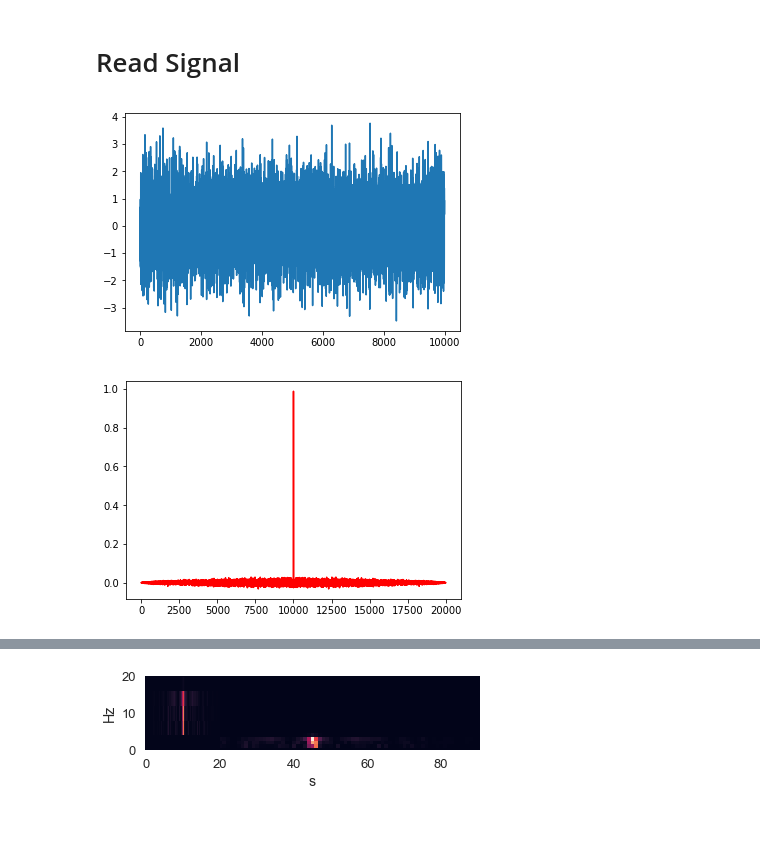
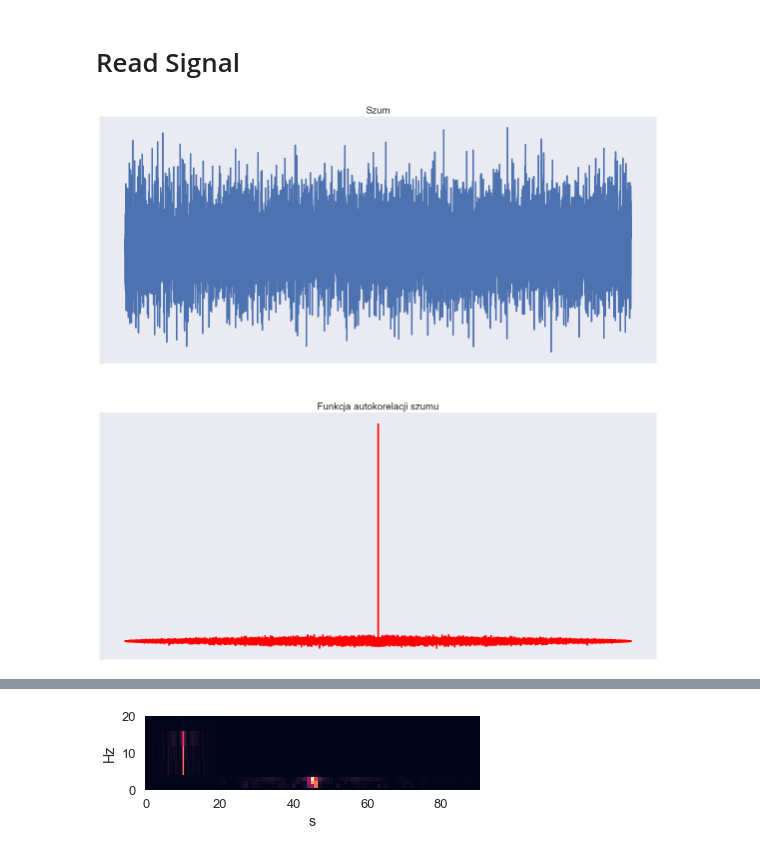
Before and after one commit to PPierzc/PracowniaEEG, a Jupyter notebook: autocorrelate/Cw1.ipynb, the cells around one changed output, grey strips where cells are left out. Saved outputs shown, nothing was run; the diff lists cells and outputs as text; code cells hidden in the pictures; blank space fills up the shorter version.

```diff
--- a/autocorrelate/Cw1.ipynb
+++ b/autocorrelate/Cw1.ipynb
@@ -4,7 +4,7 @@ import matplotlib.pyplot as plt
 import scipy.signal as ss
 import seaborn as sns
 sns.set()
-sns.set_context('talk')
+sns.set_context('poster')
 # %% [markdown]
 # Autocorrelate Function
 # %%
@@ -219,12 +219,12 @@ def auto_corr_for_tau(syg, normed=False):
 
     tau = np.arange(-len(syg)+1, len(syg))
     f_corr = np.zeros(len(tau))
-#     norm = covar(syg, syg)
 
     for index, t in enumerate(tau):
         f_corr[index] = covar(syg, syg, t)
 
     if normed:
+        norm = covar(syg, syg, 0)
         f_corr /= norm
 
     return tau, f_corr
@@ -253,15 +253,23 @@ def read_signals(filename, channels):
 # %%
 np.random.seed(10000)
 x = np.random.normal(size=10000).astype('float')
+plt.figure(figsize=(20, 20))
+
+plt.subplot(2, 1, 1)
 plt.plot(x)
+plt.title('Szum')
+plt.xticks([])
+plt.yticks([])
+
+plt.subplot(2, 1, 2)
+plt.plot(auto_corr_for_tau(x, normed=False)[1], color='red')
+plt.title('Funkcja autokorelacji szumu')
+plt.xticks([])
+plt.yticks([])
+
 plt.show()
-
-plt.plot(auto_corr_for_tau(x, normed=False)[1], color='red')
-# plt.plot(np.correlate(x, x, 'full'))
-plt.show()
 # %% [output]
-[figure, old version]
+[figure, new version]
-[figure, removed]
 # %%
 o1 = read_signals('../../../data/cw1_otwarte', ['O1'])
 # %% [output]
```
Also changed, not shown: parts of 17 cells of this notebook.
